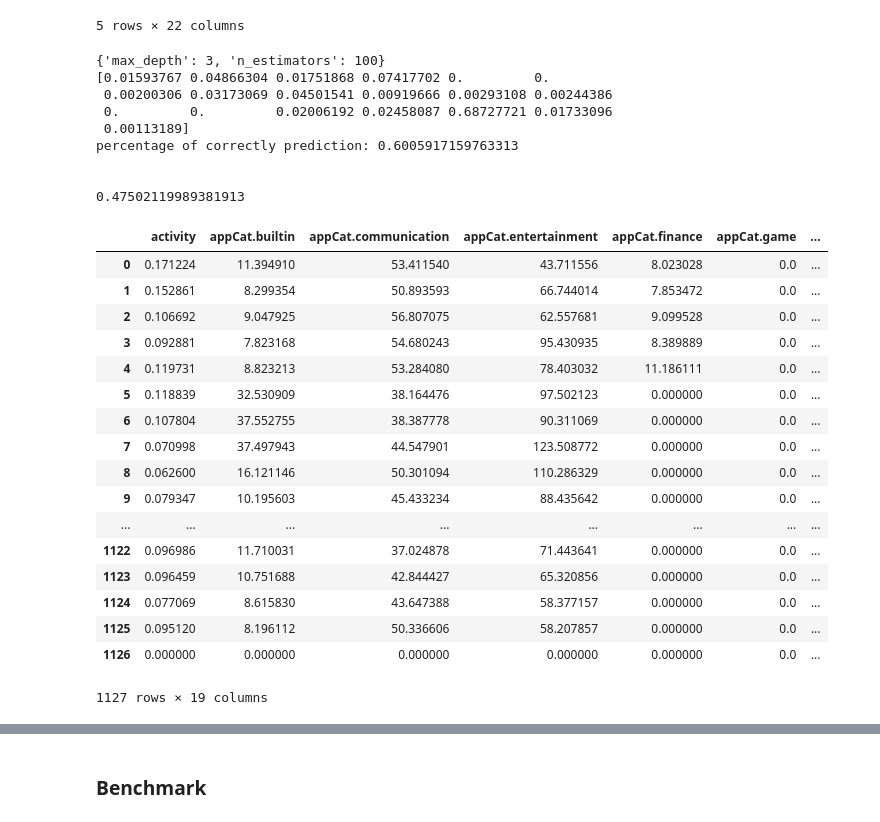
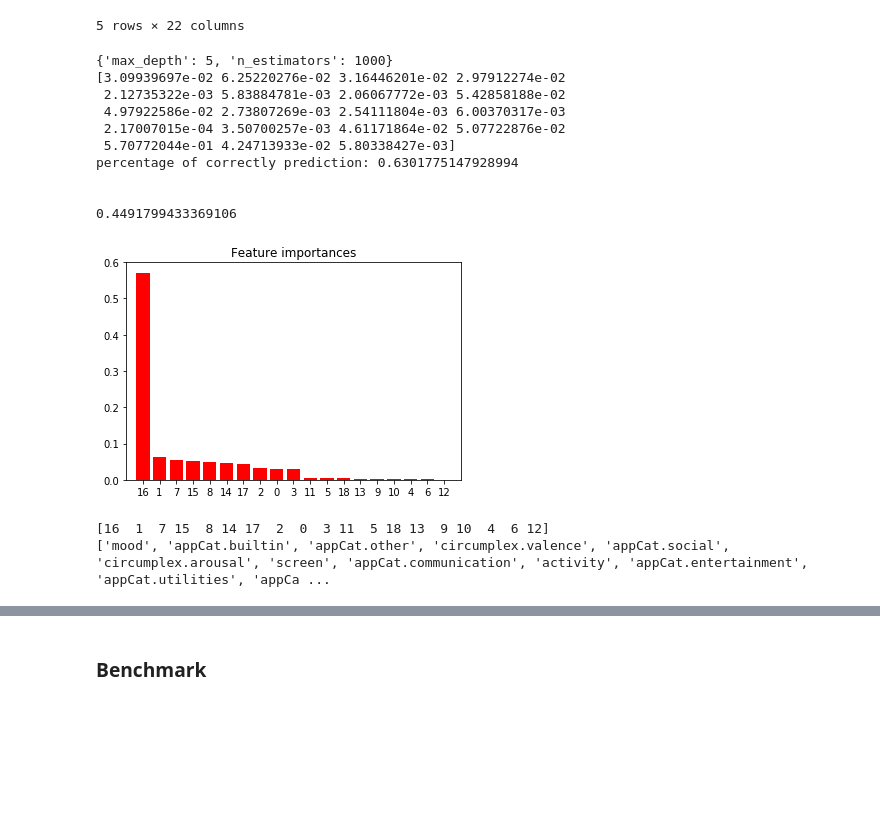
Before and after one commit to Dennis-Dekker/Data_mining, a Jupyter notebook: RandomForest regressor.ipynb, the cells around one changed output, grey strips where cells are left out. Cells and saved outputs as stored; diff of their text form; code cells hidden in the pictures; blank space fills up the shorter version.

Commit message:
FRIST FUCKING PLOTT

```diff
--- a/RandomForest regressor.ipynb
+++ b/RandomForest regressor.ipynb
@@ -37,7 +37,7 @@ def rfr_model(X_train, X_test, y_train, y_test):
     model=rfr.fit(X_train, y_train)
     print(model.feature_importances_)
     prediction=model.predict(X_test)
-    return prediction
+    return prediction, model.feature_importances_
 # %%
 #id1= data.loc[data['id'] == "AS14.01"]
 # y=id1.iloc[:,-1]
@@ -47,7 +47,7 @@ x=data.iloc[:,2:21]
 # %%
 
 X_train, X_test, y_train, y_test = train_test_split(x, y, test_size=0.30)
-prediction=rfr_model(X_train, X_test, y_train, y_test)
+prediction, features=rfr_model(X_train, X_test, y_train, y_test)
 count=0
 for i in zip(y_test,prediction):
     if (i[1]-i[0])**2 < 0.25:
@@ -57,33 +57,43 @@ print("percentage of correctly prediction: " + str(performance))
 print("\n")
 print(mean_squared_error(y_test,prediction))
 # %% [output]
-{'max_depth': 3, 'n_estimators': 100}
-[0.01593767 0.04866304 0.01751868 0.07417702 0.         0.
- 0.00200306 0.03173069 0.04501541 0.00919666 0.00293108 0.00244386
- 0.         0.         0.02006192 0.02458087 0.68727721 0.01733096
- 0.00113189]
-percentage of correctly prediction: 0.6005917159763313
+{'max_depth': 5, 'n_estimators': 1000}
+[3.09939697e-02 6.25220276e-02 3.16446201e-02 2.97912274e-02
+ 2.12735322e-03 5.83884781e-03 2.06067772e-03 5.42858188e-02
+ 4.97922586e-02 2.73807269e-03 2.54111804e-03 6.00370317e-03
+ 2.17007015e-04 3.50700257e-03 4.61171864e-02 5.07722876e-02
+ 5.70772044e-01 4.24713933e-02 5.80338427e-03]
+percentage of correctly prediction: 0.6301775147928994
 
 
-0.47502119989381913
+0.4491799433369106
-# %%
-x
-# %% [output]
-|  | activity | appCat.builtin | appCat.communication | appCat.entertainment | appCat.finance | appCat.game | ... |
-| 0 | 0.171224 | 11.394910 | 53.411540 | 43.711556 | 8.023028 | 0.0 | ... |
-| 1 | 0.152861 | 8.299354 | 50.893593 | 66.744014 | 7.853472 | 0.0 | ... |
-| 2 | 0.106692 | 9.047925 | 56.807075 | 62.557681 | 9.099528 | 0.0 | ... |
-| 3 | 0.092881 | 7.823168 | 54.680243 | 95.430935 | 8.389889 | 0.0 | ... |
-| 4 | 0.119731 | 8.823213 | 53.284080 | 78.403032 | 11.186111 | 0.0 | ... |
-| 5 | 0.118839 | 32.530909 | 38.164476 | 97.502123 | 0.000000 | 0.0 | ... |
-| 6 | 0.107804 | 37.552755 | 38.387778 | 90.311069 | 0.000000 | 0.0 | ... |
-| 7 | 0.070998 | 37.497943 | 44.547901 | 123.508772 | 0.000000 | 0.0 | ... |
-| 8 | 0.062600 | 16.121146 | 50.301094 | 110.286329 | 0.000000 | 0.0 | ... |
-| 9 | 0.079347 | 10.195603 | 45.433234 | 88.435642 | 0.000000 | 0.0 | ... |
-| ... | ... | ... | ... | ... | ... | ... | ... |
-| 1122 | 0.096986 | 11.710031 | 37.024878 | 71.443641 | 0.000000 | 0.0 | ... |
-| 1123 | 0.096459 | 10.751688 | 42.844427 | 65.320856 | 0.000000 | 0.0 | ... |
-| 1124 | 0.077069 | 8.615830 | 43.647388 | 58.377157 | 0.000000 | 0.0 | ... |
-| 1125 | 0.095120 | 8.196112 | 50.336606 | 58.207857 | 0.000000 | 0.0 | ... |
-| 1126 | 0.000000 | 0.000000 | 0.000000 | 0.000000 | 0.000000 | 0.0 | ... |
-1127 rows × 19 columns
+# %%
+#feature importance
+import matplotlib.pyplot as plt
+col_name=X_train.columns
+
+indices = np.argsort(features)[::-1]
+plt.figure()
+plt.title("Feature importances")
+plt.bar(range(X_train.shape[1]), features[indices],
+       color="r", align="center")
+plt.xticks(range(X_train.shape[1]), indices)
+plt.xlim([-1, X_train.shape[1]])
+plt.show()
+# %% [output]
+[figure, added]
+# %%
+print(indices)
+features_indexs=[]
+combinatio=dict(zip(range(0,len(col_name)),col_name))
+indices=indices.tolist()
+for i in range(0,len(indices)):
+    a=indices.pop()
+    feature=combinatio[a]
+    #print(feature)
+    features_indexs.append(feature)
+features_indexs=features_indexs[::-1]
+print(features_indexs)
+# %% [output]
+[16  1  7 15  8 14 17  2  0  3 11  5 18 13  9 10  4  6 12]
+['mood', 'appCat.builtin', 'appCat.other', 'circumplex.valence', 'appCat.social', 'circumplex.arousal', 'screen', 'appCat.communication', 'activity', 'appCat.entertainment', 'appCat.utilities', 'appCa ...
```
Also changed, not shown: parts of 4 cells of this notebook, 1 other file.
